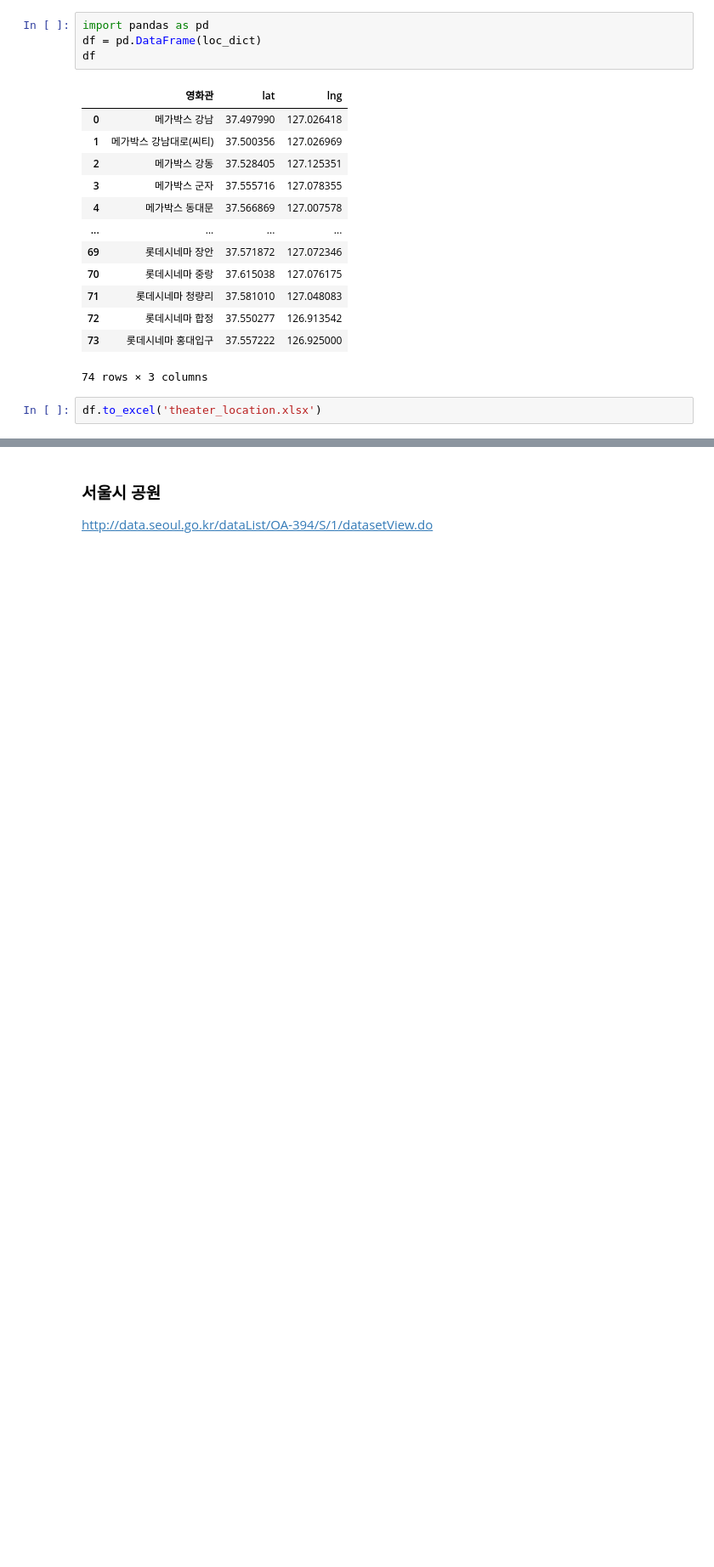
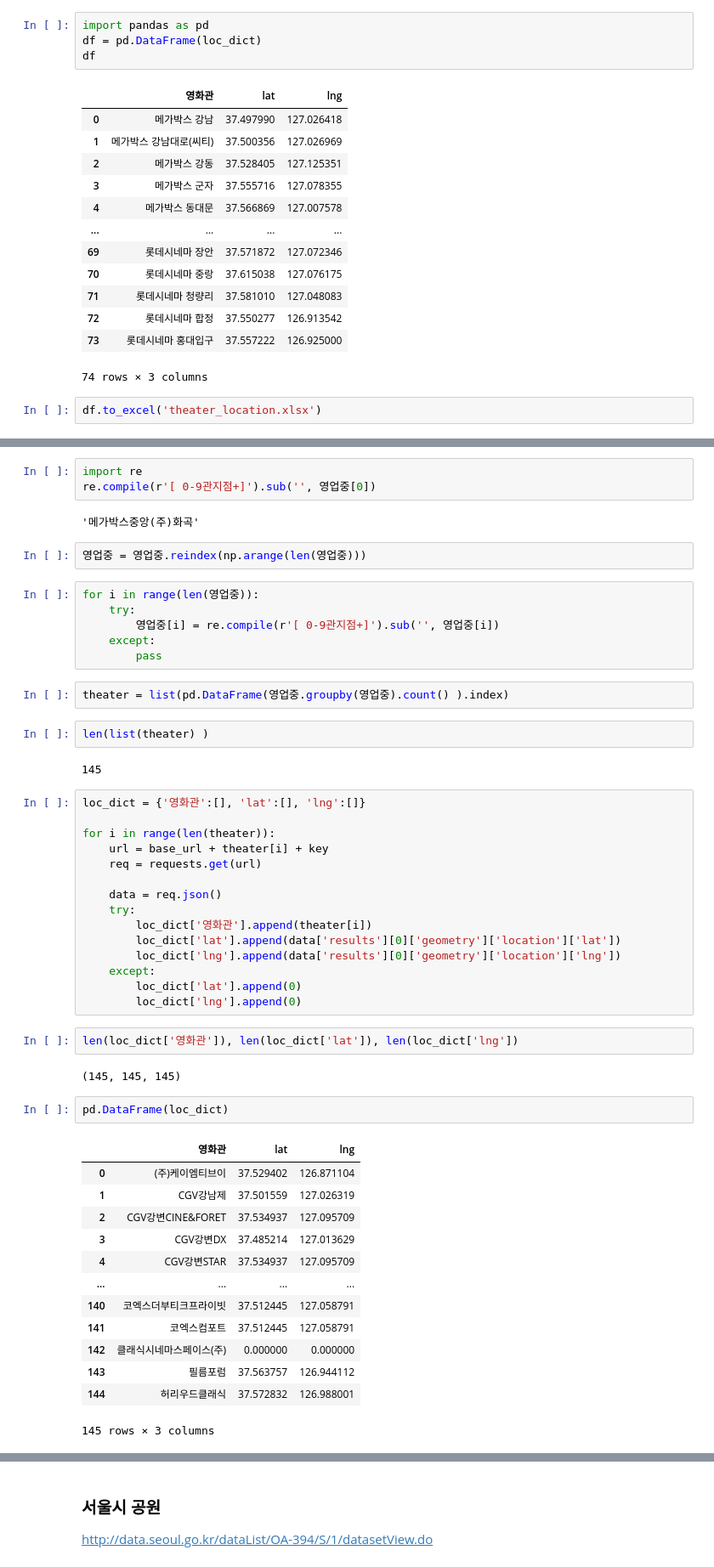
Before and after one commit to ChoiRhee/Crawling, a Jupyter notebook: Geocoding/google map.ipynb, the cells around one changed output, grey strips where cells are left out. Shown at 85% size. Saved outputs shown, nothing was run; the diff lists cells and outputs as text; blank space fills up the shorter version.

```diff
--- a/Geocoding/google map.ipynb
+++ b/Geocoding/google map.ipynb
@@ -99,0 +139,54 @@ df.to_excel('theater_location.xlsx')
+# %%
+import re
+re.compile(r'[ 0-9관지점+]').sub('', 영업중[0])
+# %% [output]
+'메가박스중앙(주)화곡'
+# %%
+영업중 = 영업중.reindex(np.arange(len(영업중)))
+# %%
+for i in range(len(영업중)):
+    try:
+        영업중[i] = re.compile(r'[ 0-9관지점+]').sub('', 영업중[i])
+    except:
+        pass
+# %%
+theater = list(pd.DataFrame(영업중.groupby(영업중).count() ).index)
+# %%
+len(list(theater) )
+# %% [output]
+145
+# %%
+loc_dict = {'영화관':[], 'lat':[], 'lng':[]}
+
+for i in range(len(theater)):
+    url = base_url + theater[i] + key
+    req = requests.get(url)
+
+    data = req.json()
+    try:
+        loc_dict['영화관'].append(theater[i])
+        loc_dict['lat'].append(data['results'][0]['geometry']['location']['lat'])
+        loc_dict['lng'].append(data['results'][0]['geometry']['location']['lng'])
+    except:
+        loc_dict['lat'].append(0)
+        loc_dict['lng'].append(0)
+# %%
+len(loc_dict['영화관']), len(loc_dict['lat']), len(loc_dict['lng'])
+# %% [output]
+(145, 145, 145)
+# %%
+pd.DataFrame(loc_dict)
+# %% [output]
+|  | 영화관 | lat | lng |
+| 0 | (주)케이엠티브이 | 37.529402 | 126.871104 |
+| 1 | CGV강남제 | 37.501559 | 127.026319 |
+| 2 | CGV강변CINE&FORET | 37.534937 | 127.095709 |
+| 3 | CGV강변DX | 37.485214 | 127.013629 |
+| 4 | CGV강변STAR | 37.534937 | 127.095709 |
+| ... | ... | ... | ... |
+| 140 | 코엑스더부티크프라이빗 | 37.512445 | 127.058791 |
+| 141 | 코엑스컴포트 | 37.512445 | 127.058791 |
+| 142 | 클래식시네마스페이스(주) | 0.000000 | 0.000000 |
+| 143 | 필름포럼 | 37.563757 | 126.944112 |
+| 144 | 허리우드클래식 | 37.572832 | 126.988001 |
+145 rows × 3 columns
```
Also changed, not shown: parts of 22 cells of this notebook, 1 other file.
